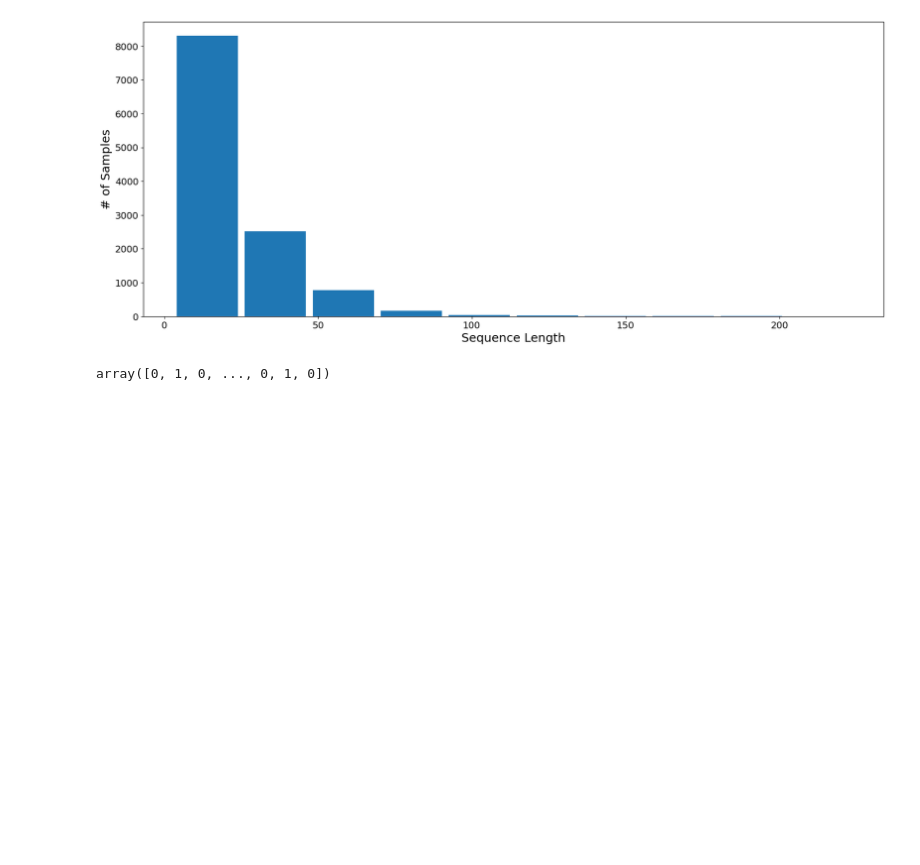
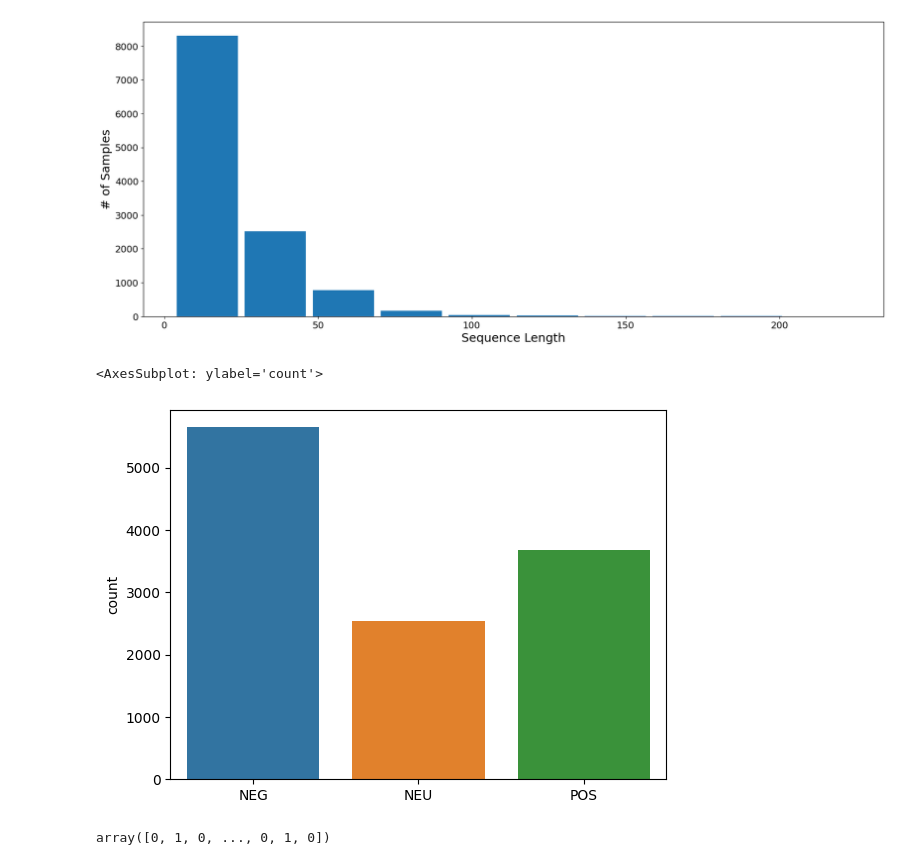
Before and after one commit to kibambe-0167/bert-multiclass, a Jupyter notebook: roberta_eng_cls3.ipynb, the cells around one changed output. Cells and saved outputs as stored; diff of their text form; code cells hidden in the pictures; blank space fills up the shorter version.

```diff
--- a/roberta_eng_cls3.ipynb
+++ b/roberta_eng_cls3.ipynb
@@ -167,6 +167,13 @@ To disable this warning, you can either:
 # identify features and target
 features = df.Text.values.tolist()
 target = df[_target_col].values.tolist()
+# %%
+# feature map
+import seaborn as sns
+sns.countplot(x=target)
+# %% [output]
+<AxesSubplot: ylabel='count'>
+[figure, added]
 # %%
 # tokenize features
 MAX_LEN = 256
```
Also changed, not shown: parts of 4 cells of this notebook, 1 other file.
